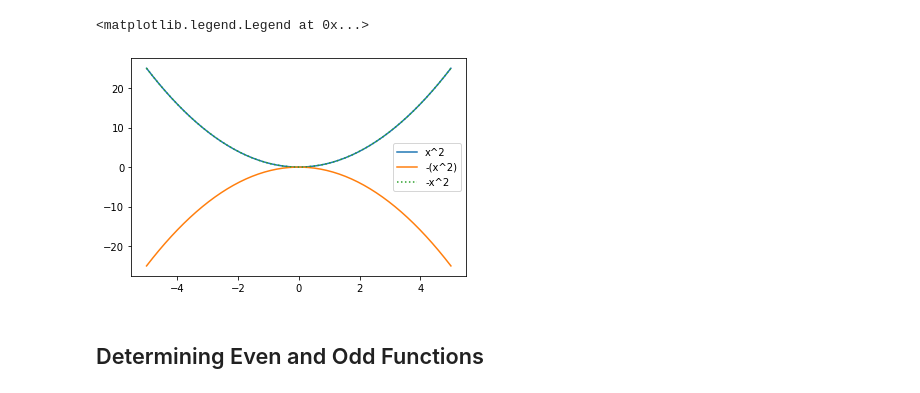
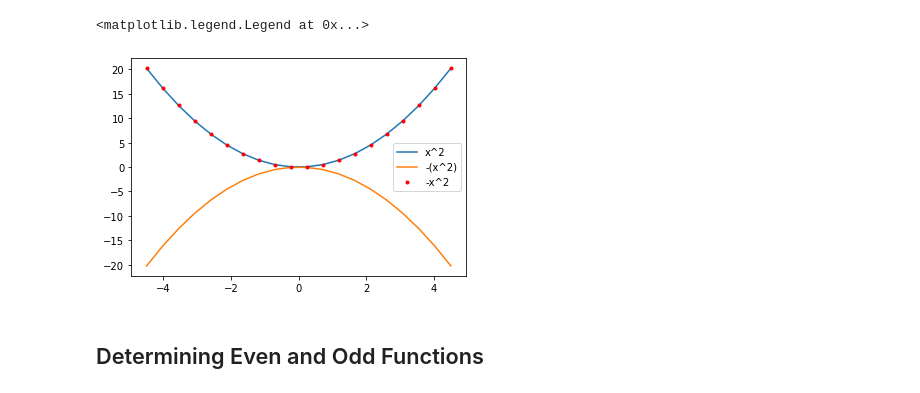
Before and after one commit to solisgb/jpnb, a Jupyter notebook: Transformation_of_functions.ipynb, the cells around one changed output. Cells and saved outputs as stored; diff of their text form; code cells hidden in the pictures.

```diff
--- a/Transformation_of_functions.ipynb
+++ b/Transformation_of_functions.ipynb
@@ -74,18 +88,16 @@ ax.legend()
-# %%
-# Given f(x) = x**2, graph g(x) = −f (x) and h(x) = f (−x).
-# Take note of any surprising behavior for these functions.
-
-x = np.linspace(-5, 5, 50)
-y = np.power(x, 2)
 # %%
+f = lambda x: np.power(x, 2)
+
+x = np.linspace(-4.5, 4.5, 20)
+
 fig, ax = plt.subplots(1,1)
-ax.plot(x, y, label='x^2')
-ax.plot(x, -y, label='-(x^2)')
-ax.plot(x, np.power(-x, 2), label='-x^2', linestyle=':')
+ax.plot(x, f(x), label='x^2')
+ax.plot(x, -f(x), label='-(x^2)')
+ax.plot(x, f(-x), label='-x^2', linestyle=' ',marker='.', color='red')
 ax.legend()
 # %% [output]
 <matplotlib.legend.Legend at 0x...>
-[figure, old version]
+[figure, new version]
 # %% [markdown]
 ## Determining Even and Odd Functions
 # %%
```
Also changed, not shown: parts of 12 cells of this notebook.
